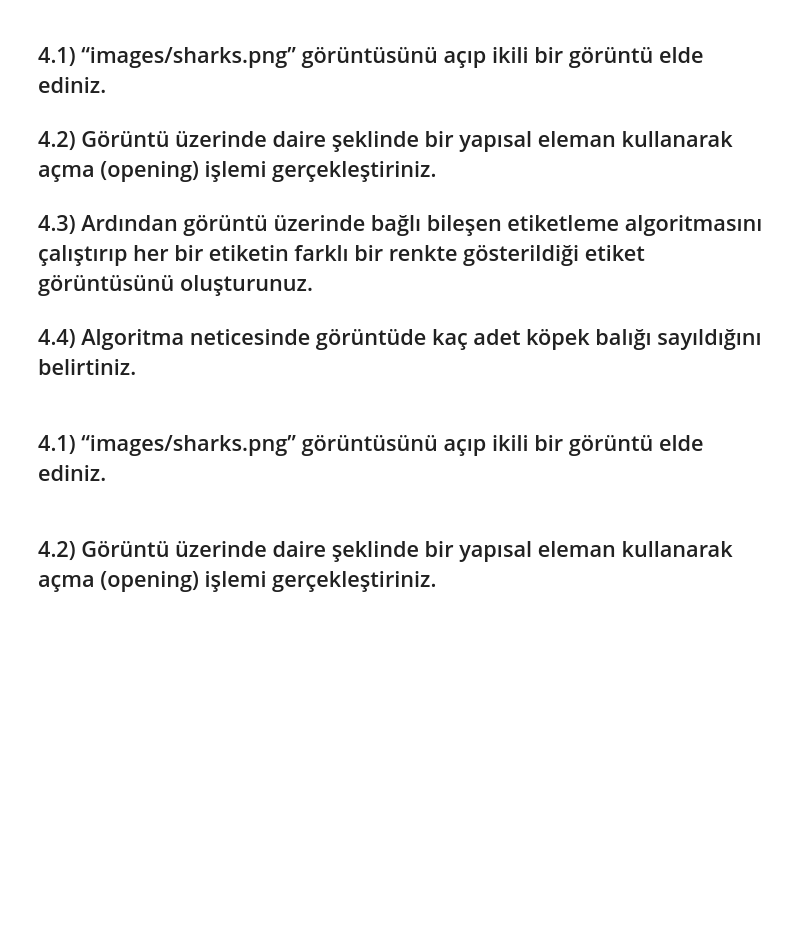
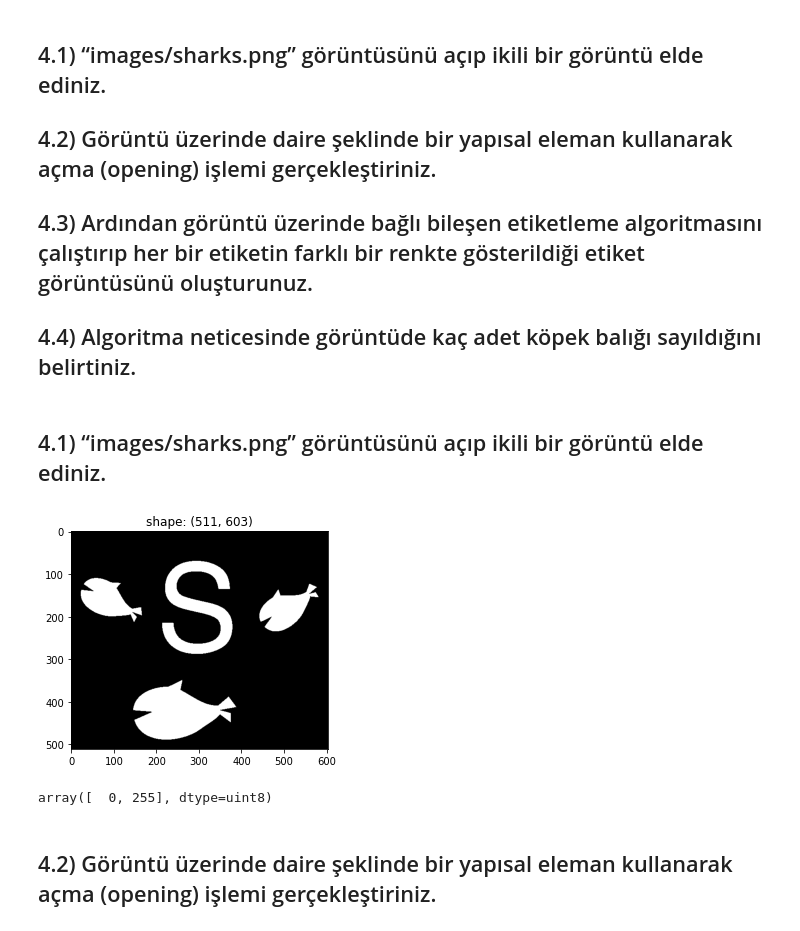
Before and after one commit to melihozaydin/MSc_Projects, a Jupyter notebook: BM5113 - Bilgisayarla Görme/hw1/1.4.ipynb, the cells around one changed output. Saved outputs shown, nothing was run; the diff lists cells and outputs as text; code cells hidden in the pictures; blank space fills up the shorter version.

```diff
--- a/BM5113 - Bilgisayarla Görme/hw1/1.4.ipynb
+++ b/BM5113 - Bilgisayarla Görme/hw1/1.4.ipynb
@@ -9,4 +13,10 @@ import cv2
 # %% [markdown]
 ##    4.1) “images/sharks.png” görüntüsünü açıp ikili bir görüntü elde ediniz.
+# %%
+img = img_read('../images/sharks.png', ret_gray=True)
+np.unique(img)
+# %% [output]
+[figure, added]
+array([  0, 255], dtype=uint8)
 # %% [markdown]
 ##    4.2)  Görüntü üzerinde daire şeklinde bir yapısal eleman kullanarak açma (opening) işlemi gerçekleştiriniz.
```
Also changed, not shown: parts of 6 cells of this notebook, 3 other files.
